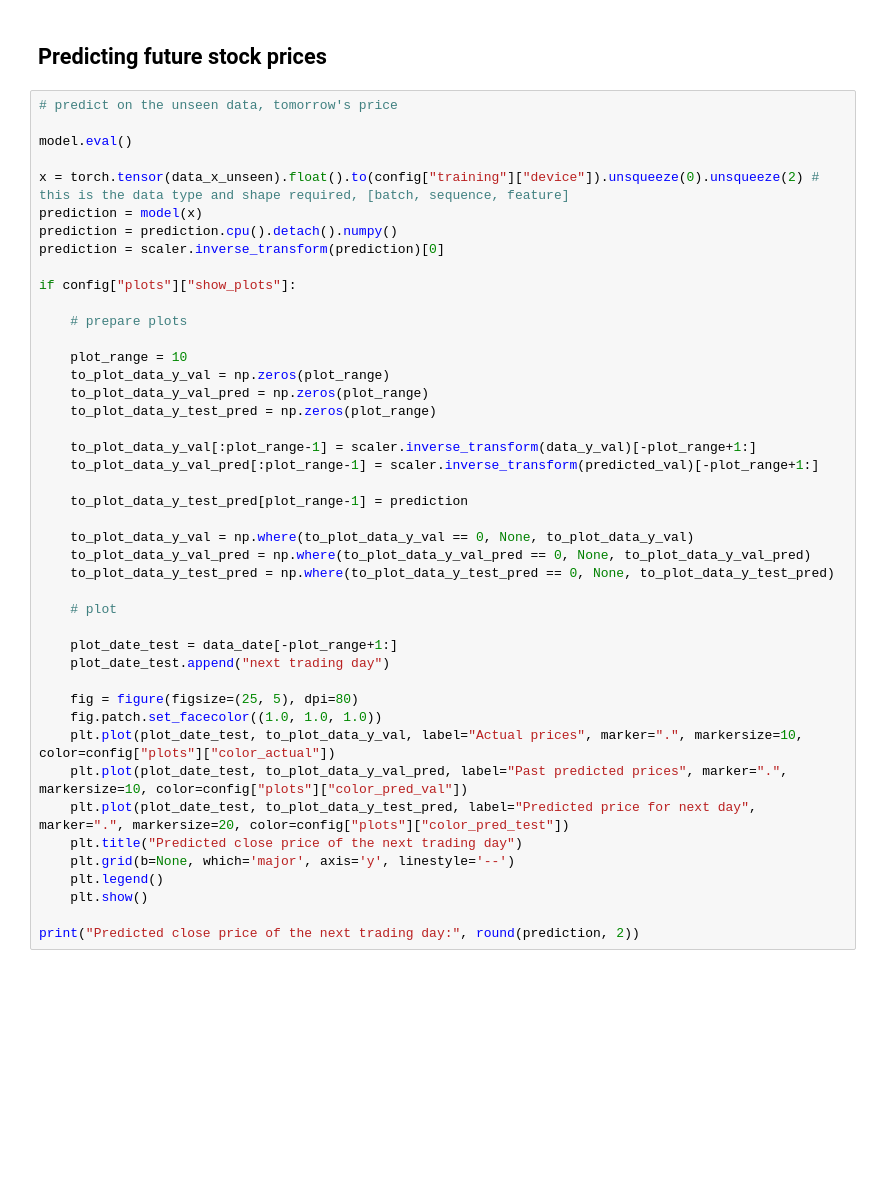
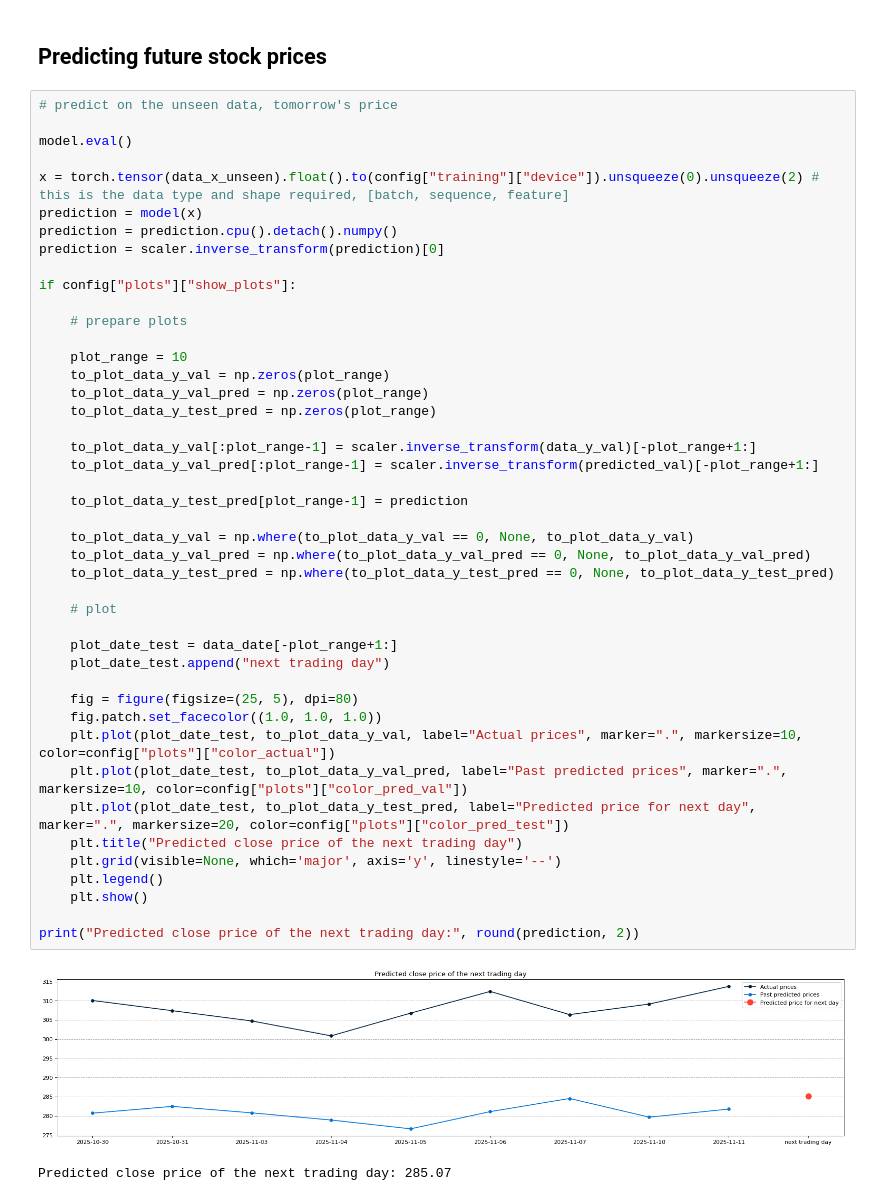
Before and after one commit to tamaxhh/AI-powered-default-risk-predictor-for-Fintech, a Jupyter notebook: demo-predicting-stock-prices.ipynb, the cells around one changed output. Cells and saved outputs as stored; diff of their text form; blank space fills up the shorter version.

```diff
--- a/demo-predicting-stock-prices.ipynb
+++ b/demo-predicting-stock-prices.ipynb
@@ -506,31 +509,34 @@ if config["plots"]["show_plots"]:
 
     plot_range = 10
     to_plot_data_y_val = np.zeros(plot_range)
     to_plot_data_y_val_pred = np.zeros(plot_range)
     to_plot_data_y_test_pred = np.zeros(plot_range)
 
     to_plot_data_y_val[:plot_range-1] = scaler.inverse_transform(data_y_val)[-plot_range+1:]
     to_plot_data_y_val_pred[:plot_range-1] = scaler.inverse_transform(predicted_val)[-plot_range+1:]
 
     to_plot_data_y_test_pred[plot_range-1] = prediction
 
     to_plot_data_y_val = np.where(to_plot_data_y_val == 0, None, to_plot_data_y_val)
     to_plot_data_y_val_pred = np.where(to_plot_data_y_val_pred == 0, None, to_plot_data_y_val_pred)
     to_plot_data_y_test_pred = np.where(to_plot_data_y_test_pred == 0, None, to_plot_data_y_test_pred)
 
     # plot
 
     plot_date_test = data_date[-plot_range+1:]
     plot_date_test.append("next trading day")
 
     fig = figure(figsize=(25, 5), dpi=80)
     fig.patch.set_facecolor((1.0, 1.0, 1.0))
     plt.plot(plot_date_test, to_plot_data_y_val, label="Actual prices", marker=".", markersize=10, color=config["plots"]["color_actual"])
     plt.plot(plot_date_test, to_plot_data_y_val_pred, label="Past predicted prices", marker=".", markersize=10, color=config["plots"]["color_pred_val"])
     plt.plot(plot_date_test, to_plot_data_y_test_pred, label="Predicted price for next day", marker=".", markersize=20, color=config["plots"]["color_pred_test"])
     plt.title("Predicted close price of the next trading day")
-    plt.grid(b=None, which='major', axis='y', linestyle='--')
+    plt.grid(visible=None, which='major', axis='y', linestyle='--')
     plt.legend()
     plt.show()
 
 print("Predicted close price of the next trading day:", round(prediction, 2))
+# %% [output]
+[figure, added]
+Predicted close price of the next trading day: 285.07
```
Also changed, not shown: parts of 1 cell of this notebook.
